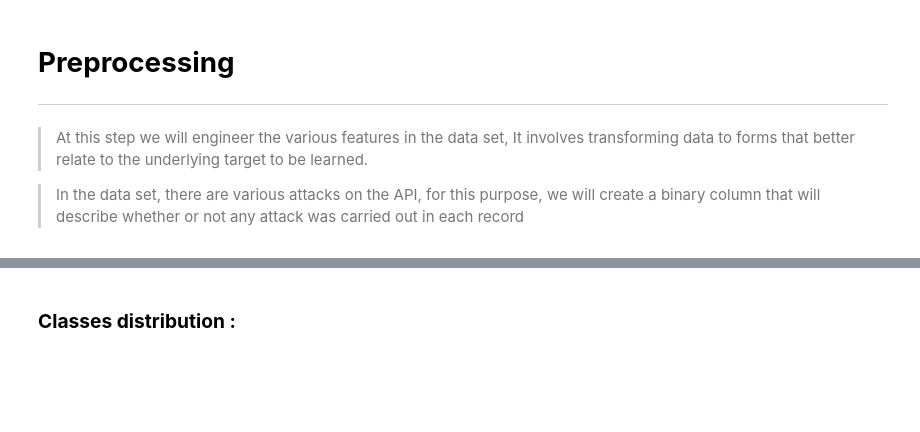
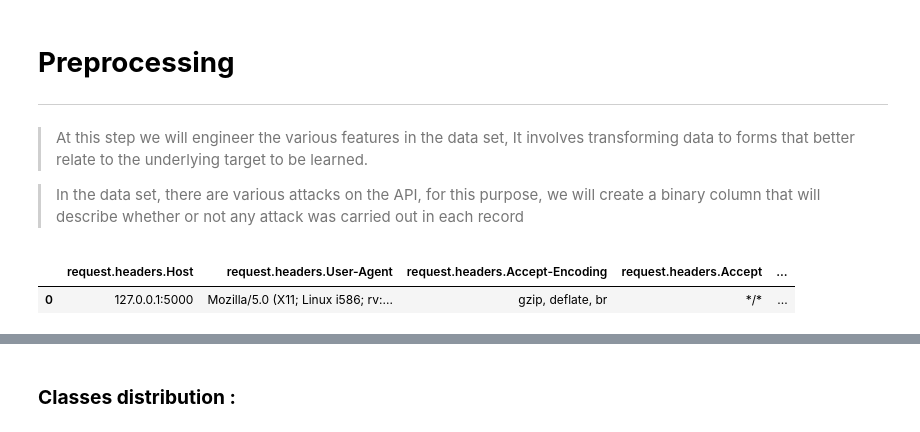
Before and after one commit to d0lev/API-Security-Detection, a Jupyter notebook: challenge_1.ipynb, the cells around one changed output, grey strips where cells are left out. Saved outputs shown, nothing was run; the diff lists cells and outputs as text; code cells hidden in the pictures; blank space fills up the shorter version.

```diff
--- a/challenge_1.ipynb
+++ b/challenge_1.ipynb
@@ -49,3 +49,8 @@ df['label'] = df.apply(lambda row: categorize(row), axis=1)
 
 # After finishing the arrangements we delete the irrelevant column
 df.drop('request.Attack_Tag', axis=1, inplace=True)
+# %%
+df.head(1)
+# %% [output]
+|  | request.headers.Host | request.headers.User-Agent | request.headers.Accept-Encoding | request.headers.Accept | ... |
+| 0 | 127.0.0.1:5000 | Mozilla/5.0 (X11; Linux i586; rv:... | gzip, deflate, br | */* | ... |
```
Also changed, not shown: parts of 4 cells of this notebook.
